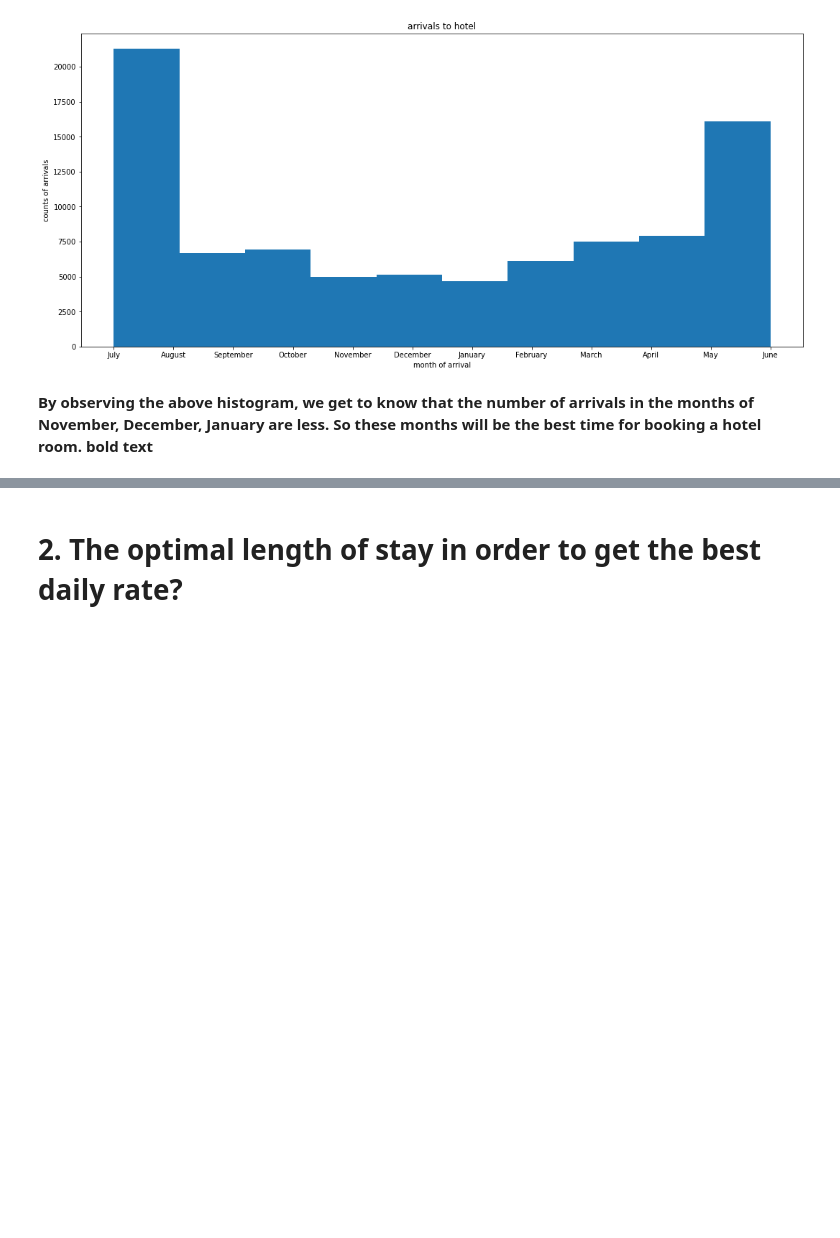
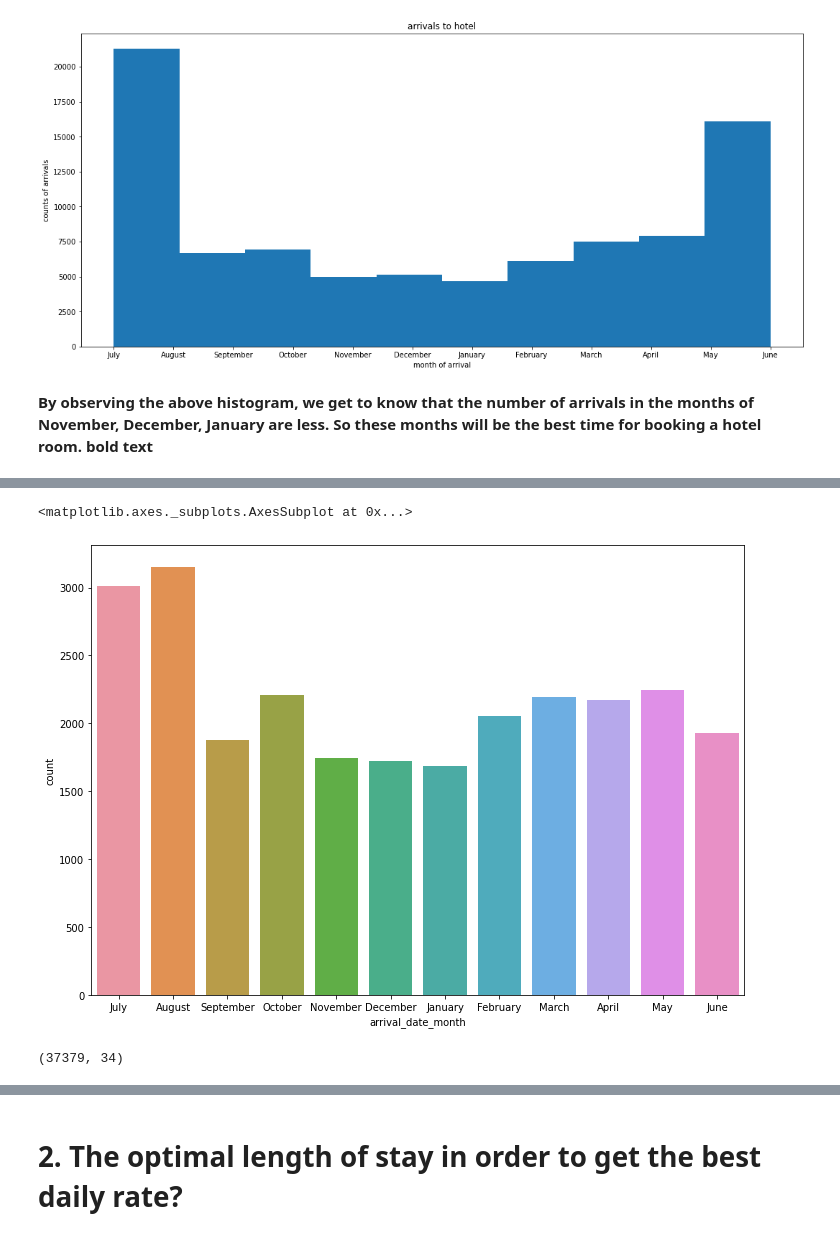
Before and after one commit to Kondasagar/hotel-booking, a Jupyter notebook: KondaVidyasagar_Hotel_Booking_Analysis_Capstone_Project_1.ipynb, the cells around one changed output, grey strips where cells are left out. Saved outputs shown, nothing was run; the diff lists cells and outputs as text; code cells hidden in the pictures; blank space fills up the shorter version.

```diff
--- a/KondaVidyasagar_Hotel_Booking_Analysis_Capstone_Project_1.ipynb
+++ b/KondaVidyasagar_Hotel_Booking_Analysis_Capstone_Project_1.ipynb
@@ -380,0 +401,13 @@ Text(0.5, 1.0, 'arrivals to hotel')
+# %%
+sns.countplot(x='arrival_date_month',data=df_Res_hotel)
+# %% [output]
+<matplotlib.axes._subplots.AxesSubplot at 0x...>
+[figure, added]
+# %%
+df_City_hotel=df_new[df_new['hotel']=='City Hotel']
+
+df_City_hotel=df_City_hotel[df_City_hotel['is_canceled']==0]
+
+df_City_hotel.shape
+# %% [output]
+(37379, 34)
```
Also changed, not shown: parts of 24 cells of this notebook.
